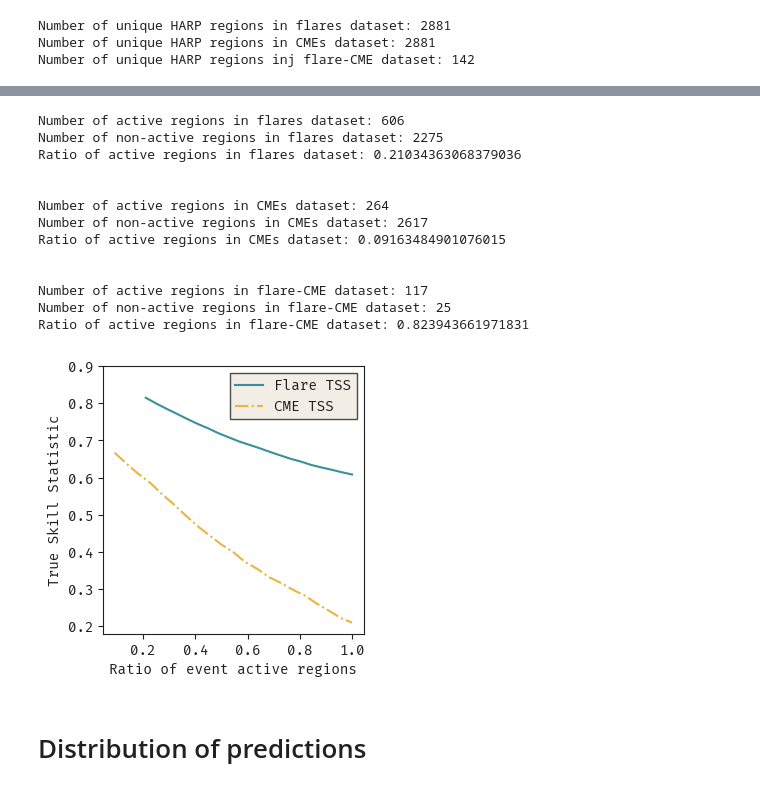
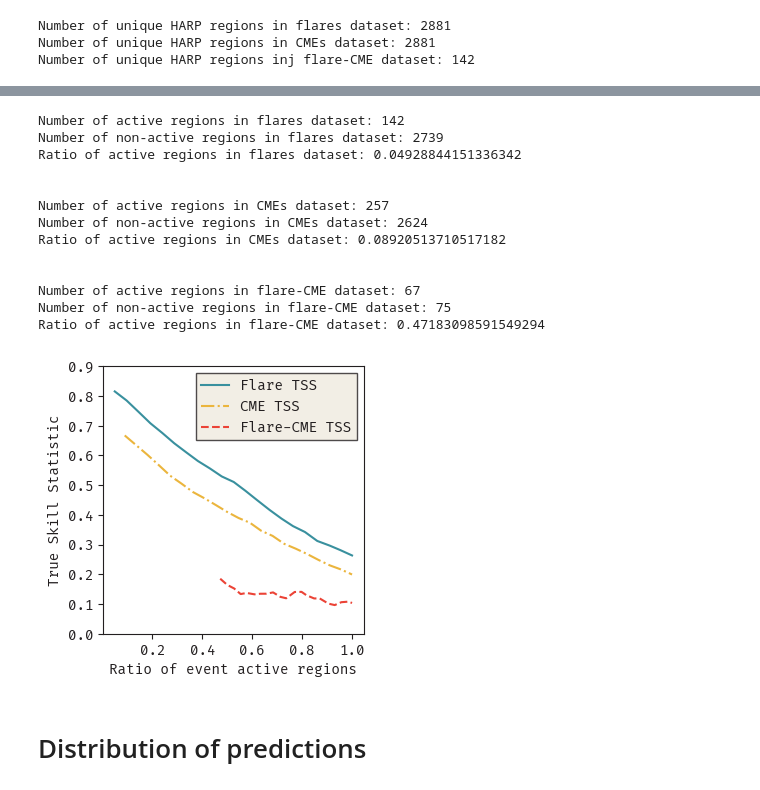
Before and after one commit to JulioHC00/cme_flare_forecast, a Jupyter notebook: notebooks/paper_figures_and_tables.ipynb, the cells around one changed output, grey strips where cells are left out. Drawn from its saved outputs; the diff is of its cells as text; code cells hidden in the pictures.

Commit message:
Add all figures

```diff
--- a/notebooks/paper_figures_and_tables.ipynb
+++ b/notebooks/paper_figures_and_tables.ipynb
@@ -279,6 +334,6 @@ def calculate_scores(predictions, base_predictions, true_labels, threshold, dopr
         print(f"True Skill Statistic: {TSS}")
         print(f"Average Precision Score: {avg_pres_score}")
 
-    return recall, precision, acc, bacc, HSS, TSS, avg_pres_score, b_recall, b_precision, b_acc, b_bacc, b_HSS, b_TSS, b_avg_pres_score, F1, b_F1
+    return recall, precision, acc, bacc, HSS, TSS, avg_pres_score, b_recall, b_precision, b_acc, b_bacc, b_HSS, b_TSS, b_avg_pres_score, F1, b_F1, TN, FP, FN, TP
 # %%
 
@@ -632,29 +815,31 @@ activity_data.head()
 
 # Using only the harpnums in the each dataset
 
-flare_active = activity_data[activity_data["harpnum"].isin(flare_harpnums)]["is_active"].value_counts()
-flare_active_regions = activity_data[activity_data["harpnum"].isin(flare_harpnums) & (activity_data["is_active"] == 1)]["harpnum"].unique()
-flare_non_active_regions = activity_data[activity_data["harpnum"].isin(flare_harpnums) & (activity_data["is_active"] == 0)]["harpnum"].unique()
+flare_active = activity_data[activity_data["harpnum"].isin(flare_harpnums)]["is_flare_active"].value_counts()
+flare_active_regions = activity_data[activity_data["harpnum"].isin(flare_harpnums) & (activity_data["is_flare_active"] == 1)]["harpnum"].unique()
+flare_non_active_regions = activity_data[activity_data["harpnum"].isin(flare_harpnums) & (activity_data["is_flare_active"] == 0)]["harpnum"].unique()
 
 cme_active = activity_data[activity_data["harpnum"].isin(cme_harpnums)]["is_cme_active"].value_counts()
 cme_active_regions = activity_data[activity_data["harpnum"].isin(cme_harpnums) & (activity_data["is_cme_active"] == 1)]["harpnum"].unique()
 cme_non_active_regions = activity_data[activity_data["harpnum"].isin(cme_harpnums) & (activity_data["is_cme_active"] == 0)]["harpnum"].unique()
 
-flare_cme_active = activity_data[activity_data["harpnum"].isin(flare_cme_harpnums)]["is_cme_active"].value_counts()
-flare_cme_active_regions = activity_data[activity_data["harpnum"].isin(flare_cme_harpnums) & (activity_data["is_cme_active"] == 1)]["harpnum"].unique()
-flare_cme_non_active_regions = activity_data[activity_data["harpnum"].isin(flare_cme_harpnums) & (activity_data["is_cme_active"] == 0)]["harpnum"].unique()
+flare_cme_active = activity_data[activity_data["harpnum"].isin(flare_cme_harpnums)]["is_cme_flare_active"].value_counts()
+flare_cme_active_regions = activity_data[activity_data["harpnum"].isin(flare_cme_harpnums) & (activity_data["is_cme_flare_active"] == 1)]["harpnum"].unique()
+flare_cme_non_active_regions = activity_data[activity_data["harpnum"].isin(flare_cme_harpnums) & (activity_data["is_cme_flare_active"] == 0)]["harpnum"].unique()
 
 flare_active_ratio = flare_active[1] / (flare_active[1] + flare_active[0])
-cme_active_ratio = cme_active[1] / (cme_active[1] + cme_active[0])
-flare_cme_active_ratio = flare_cme_active[1] / (flare_cme_active[1] + flare_cme_active[0])
 
-n_flare_active = len(flare_active_regions)
-n_cme_active = len(cme_active_regions)
-n_flare_cme_active = len(flare_cme_active_regions)
+n_flare_active = flare_active[1]
+n_cme_active = cme_active[1]
+n_flare_cme_active = flare_cme_active[1]
 
 n_tot_flare = len(flare_harpnums)
 n_tot_cme = len(cme_harpnums)
 n_tot_flare_cme = len(flare_cme_harpnums)
+
+flare_active_ratio = n_flare_active / n_tot_flare
+cme_active_ratio = n_cme_active / n_tot_cme
+flare_cme_active_ratio = n_flare_cme_active / n_tot_flare_cme
 
 print(f"Number of active regions in flares dataset: {flare_active[1]}")
 print(f"Number of non-active regions in flares dataset: {flare_active[0]}")
@@ -671,20 +856,30 @@ print("\n")
 print(f"Number of active regions in flare-CME dataset: {flare_cme_active[1]}")
 print(f"Number of non-active regions in flare-CME dataset: {flare_cme_active[0]}")
 print(f"Ratio of active regions in flare-CME dataset: {flare_cme_active_ratio}")
+
+# Put in a table
+
+activity_table = pd.DataFrame({
+    "Dataset": ["Flare", "CME", "Flare-CME"],
+    "Ratio": [flare_active_ratio, cme_active_ratio, flare_cme_active_ratio]
+})
+
+# To latex with two decimal places
+activity_table.to_latex(index=False, buf="event_ratios.tex", float_format="%.2f")
 # %% [output]
-Number of active regions in flares dataset: 606
-Number of non-active regions in flares dataset: 2275
-Ratio of active regions in flares dataset: 0.21034363068379036
+Number of active regions in flares dataset: 142
+Number of non-active regions in flares dataset: 2739
+Ratio of active regions in flares dataset: 0.04928844151336342
 
 
-Number of active regions in CMEs dataset: 264
-Number of non-active regions in CMEs dataset: 2617
-Ratio of active regions in CMEs dataset: 0.09163484901076015
+Number of active regions in CMEs dataset: 257
+Number of non-active regions in CMEs dataset: 2624
+Ratio of active regions in CMEs dataset: 0.08920513710517182
 
 
-Number of active regions in flare-CME dataset: 117
-Number of non-active regions in flare-CME dataset: 25
-Ratio of active regions in flare-CME dataset: 0.823943661971831
+Number of active regions in flare-CME dataset: 67
+Number of non-active regions in flare-CME dataset: 75
+Ratio of active regions in flare-CME dataset: 0.47183098591549294
 # %%
 # Now, we must iterate through the non-active regions and drop them one by one
 # Calculate the TSS with the data and put in a list.
@@ -813,22 +1036,23 @@ n_iters = len(flare_non_active_regions) // 200
 # %%
 # Plot this now
 
 fig, ax = plt.subplots(1, 1, figsize=(onecolumn, onecolumn))
 
 ax.plot(flare_ratio_values, flare_tss_values, label="Flare TSS", color=colors["blue"])
 ax.plot(cme_ratio_values, cme_tss_values, label="CME TSS", color=colors["yellow"], linestyle="-.")
+ax.plot(cme_flare_ratio_values, cme_flare_tss_values, label="Flare-CME TSS", color=colors["red"], linestyle="--")
 
 ax.legend(fontsize=10, fancybox=False, facecolor=colors["beige"], edgecolor=colors["black"])
 
-ax.set_ylim(0.18, 0.9)
+ax.set_ylim(0.0, 0.9)
 
 ax.set_xlabel("Ratio of event active regions")
 ax.set_ylabel("True Skill Statistic")
 plt.tight_layout()
 
 plt.savefig("active_regions_tss.pdf", bbox_inches="tight")
 # %% [output]
-[figure, old version]
+[figure, new version]
 # %% [markdown]
 # Distribution of predictions
 # %%
```
Also changed, not shown: parts of 28 cells of this notebook, 10 other files.
